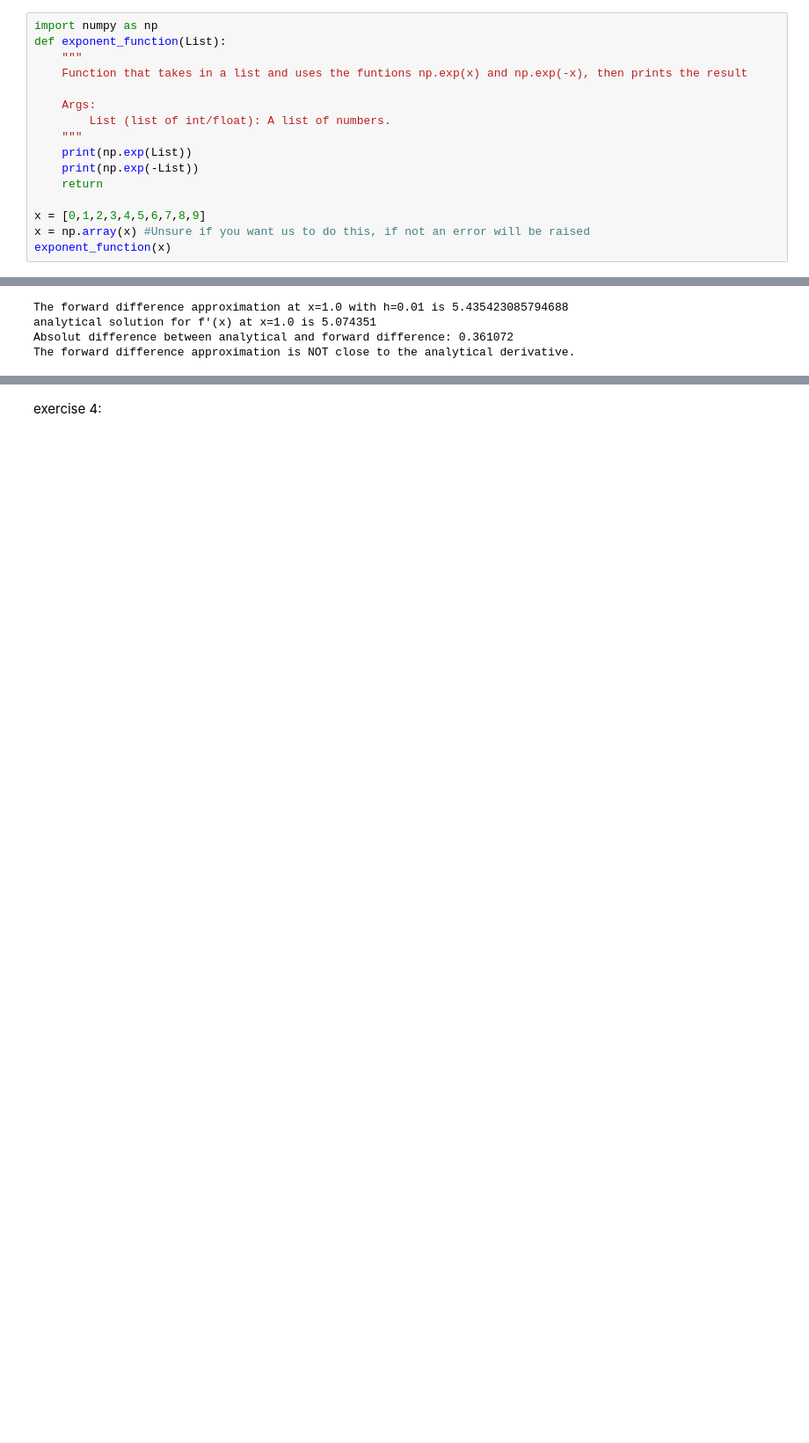
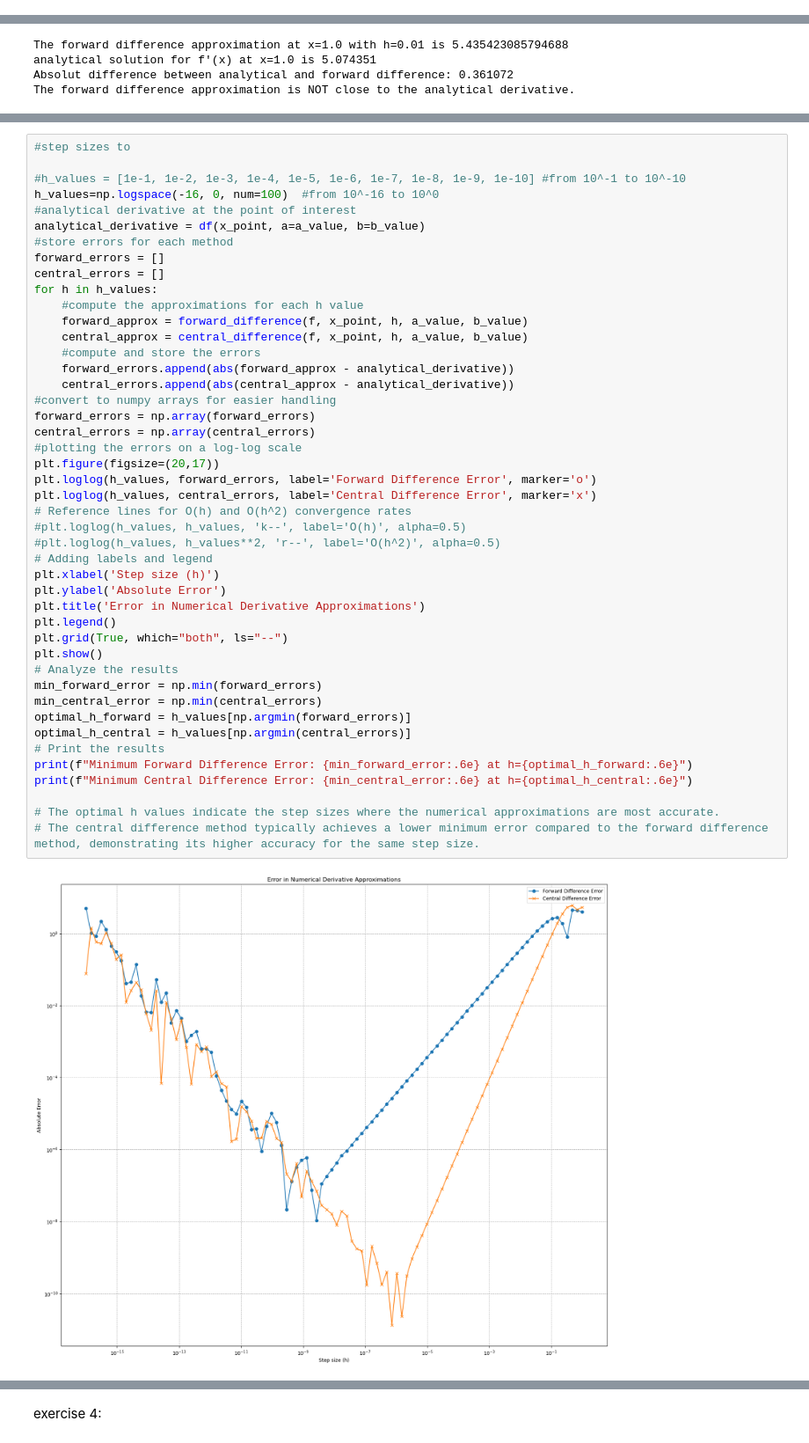
Before and after one commit to AmundRB/MOD300-Group-12, a Jupyter notebook: test01.ipynb, the cells around one changed output, grey strips where cells are left out. Shown at 88% size. Cells and saved outputs as stored; diff of their text form; blank space fills up the shorter version.

```diff
--- a/test01.ipynb
+++ b/test01.ipynb
@@ -78,16 +42,0 @@ Utfordringer: (til senere)
-# %%
-import numpy as np
-def exponent_function(List):
-    """
-    Function that takes in a list and uses the funtions np.exp(x) and np.exp(-x), then prints the result
-
-    Args:
-        List (list of int/float): A list of numbers.
-    """
-    print(np.exp(List))
-    print(np.exp(-List))
-    return
-
-x = [0,1,2,3,4,5,6,7,8,9]
-x = np.array(x) #Unsure if you want us to do this, if not an error will be raised
-exponent_function(x)
@@ -353,0 +153,47 @@ The forward difference approximation is NOT close to the analytical derivative.
+# %%
+#step sizes to
+
+#h_values = [1e-1, 1e-2, 1e-3, 1e-4, 1e-5, 1e-6, 1e-7, 1e-8, 1e-9, 1e-10] #from 10^-1 to 10^-10
+h_values=np.logspace(-16, 0, num=100)  #from 10^-16 to 10^0
+#analytical derivative at the point of interest
+analytical_derivative = df(x_point, a=a_value, b=b_value)
+#store errors for each method
+forward_errors = []
+central_errors = []
+for h in h_values:
+    #compute the approximations for each h value
+    forward_approx = forward_difference(f, x_point, h, a_value, b_value)
+    central_approx = central_difference(f, x_point, h, a_value, b_value)
+    #compute and store the errors
+    forward_errors.append(abs(forward_approx - analytical_derivative))
+    central_errors.append(abs(central_approx - analytical_derivative))
+#convert to numpy arrays for easier handling
+forward_errors = np.array(forward_errors)
+central_errors = np.array(central_errors)
+#plotting the errors on a log-log scale
+plt.figure(figsize=(20,17))
+plt.loglog(h_values, forward_errors, label='Forward Difference Error', marker='o')
+plt.loglog(h_values, central_errors, label='Central Difference Error', marker='x')
+# Reference lines for O(h) and O(h^2) convergence rates
+#plt.loglog(h_values, h_values, 'k--', label='O(h)', alpha=0.5)
+#plt.loglog(h_values, h_values**2, 'r--', label='O(h^2)', alpha=0.5)
+# Adding labels and legend
+plt.xlabel('Step size (h)')
+plt.ylabel('Absolute Error')
+plt.title('Error in Numerical Derivative Approximations')
+plt.legend()
+plt.grid(True, which="both", ls="--")
+plt.show()
+# Analyze the results
+min_forward_error = np.min(forward_errors)
+min_central_error = np.min(central_errors)
+optimal_h_forward = h_values[np.argmin(forward_errors)]
+optimal_h_central = h_values[np.argmin(central_errors)]
+# Print the results
+print(f"Minimum Forward Difference Error: {min_forward_error:.6e} at h={optimal_h_forward:.6e}")
+print(f"Minimum Central Difference Error: {min_central_error:.6e} at h={optimal_h_central:.6e}")
+
+# The optimal h values indicate the step sizes where the numerical approximations are most accurate.
+# The central difference method typically achieves a lower minimum error compared to the forward difference method, demonstrating its higher accuracy for the same step size.
+# %% [output]
+[figure, added]
```
Also changed, not shown: parts of 37 cells of this notebook.
